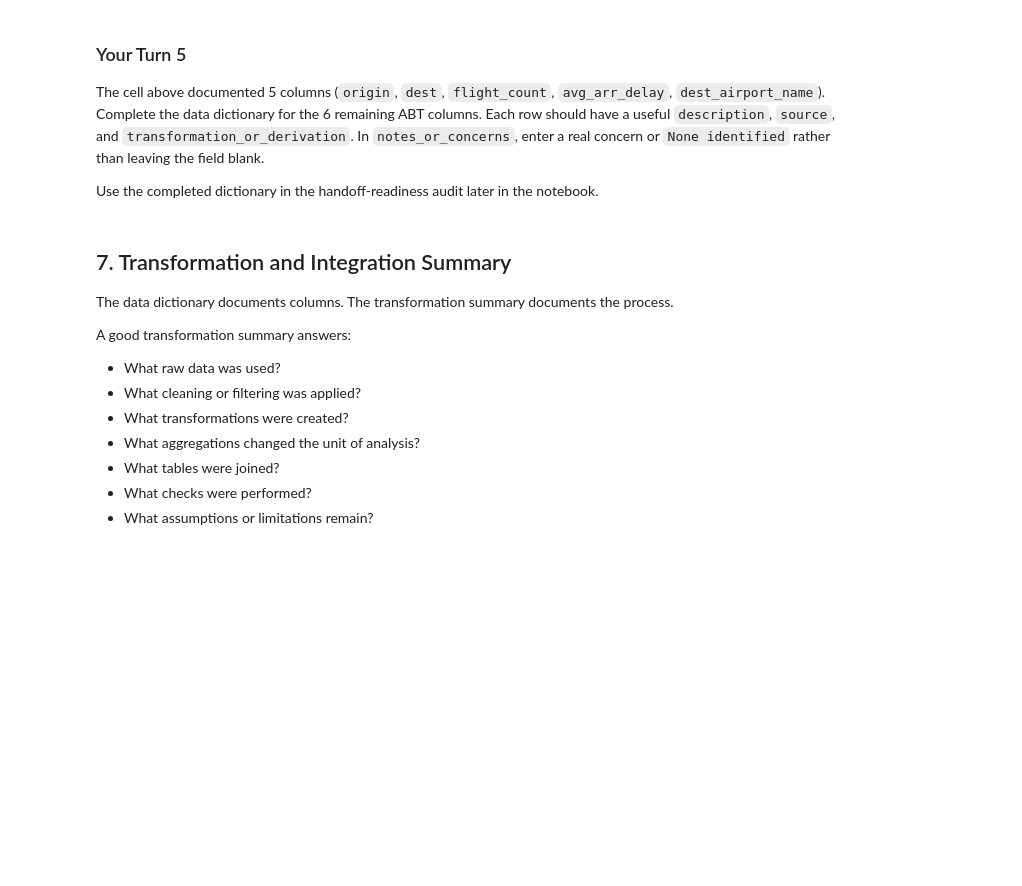
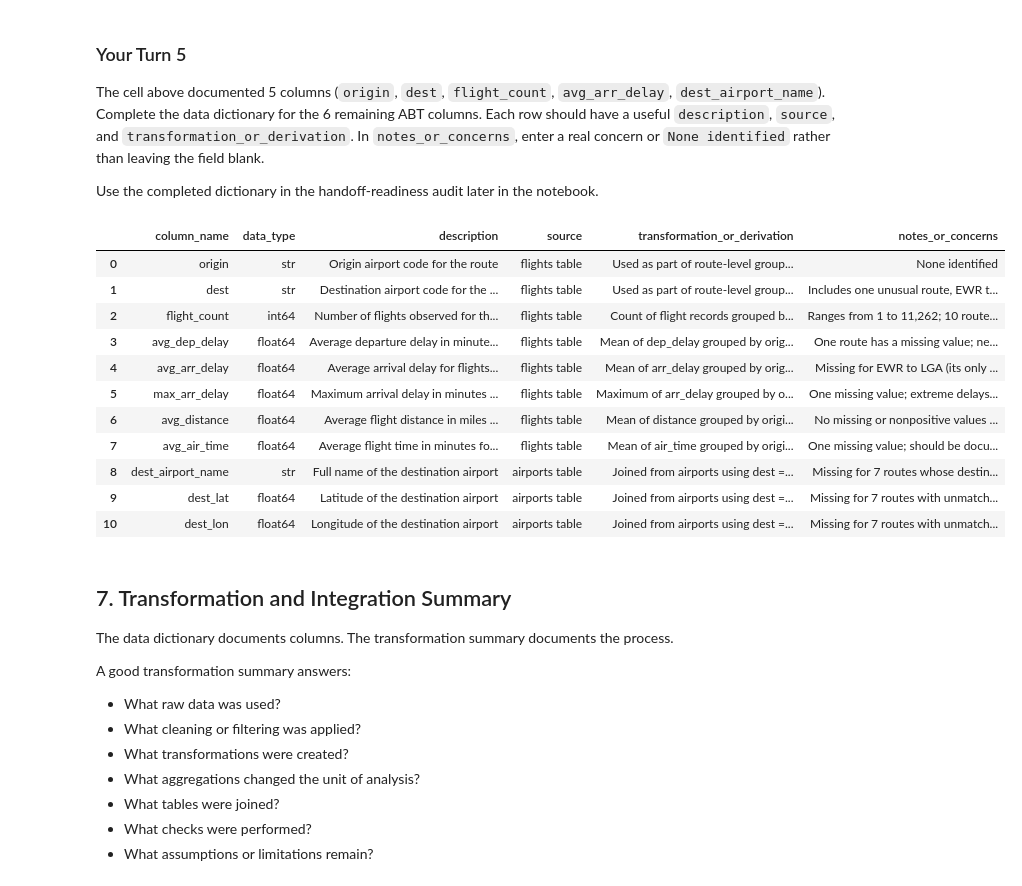
Before and after one commit to kalshaikhli/ban6003-week-11-abt-documentation, a Jupyter notebook: notebooks/module11_abt_documentation_guided_lab.ipynb, the cells around one changed output. Cells and saved outputs as stored; diff of their text form; code cells hidden in the pictures; blank space fills up the shorter version.

Commit message:
Lab 11 data dictionary fields

```diff
--- a/notebooks/module11_abt_documentation_guided_lab.ipynb
+++ b/notebooks/module11_abt_documentation_guided_lab.ipynb
@@ -439,10 +439,81 @@ Use the completed dictionary in the handoff-readiness audit later in the noteboo
 # %%
 # Your Turn 5 - document every remaining ABT column.
 # Hint: copy this pattern and change the column name and three text values.
 # data_dictionary.loc[
 #     data_dictionary["column_name"] == "column_name_here",
 #     ["description", "source", "transformation_or_derivation", "notes_or_concerns"]
 # ] = ["...", "...", "...", "..."]
+
+
+
+data_dictionary.loc[
+    data_dictionary["column_name"] == "avg_dep_delay", example_cols
+] = [
+    "Average departure delay in minutes for each route",
+    "flights table",
+    "Mean of dep_delay grouped by origin and destination",
+    "One route has a missing value; negative values indicate early departures"
+]
+
+data_dictionary.loc[
+    data_dictionary["column_name"] == "max_arr_delay", example_cols
+] = [
+    "Maximum arrival delay in minutes for each route",
+    "flights table",
+    "Maximum of arr_delay grouped by origin and destination",
+    "One missing value; extreme delays should be reviewed"
+]
+
+data_dictionary.loc[
+    data_dictionary["column_name"] == "avg_distance", example_cols
+] = [
+    "Average flight distance in miles for each route",
+    "flights table",
+    "Mean of distance grouped by origin and destination",
+    "No missing or nonpositive values identified"
+]
+
+data_dictionary.loc[
+    data_dictionary["column_name"] == "avg_air_time", example_cols
+] = [
+    "Average flight time in minutes for each route",
+    "flights table",
+    "Mean of air_time grouped by origin and destination",
+    "One missing value; should be documented before modeling"
+]
+
+data_dictionary.loc[
+    data_dictionary["column_name"] == "dest_lat", example_cols
+] = [
+    "Latitude of the destination airport",
+    "airports table",
+    "Joined from airports using dest = faa",
+    "Missing for 7 routes with unmatched destination airport codes"
+]
+
+data_dictionary.loc[
+    data_dictionary["column_name"] == "dest_lon", example_cols
+] = [
+    "Longitude of the destination airport",
+    "airports table",
+    "Joined from airports using dest = faa",
+    "Missing for 7 routes with unmatched destination airport codes"
+]
+
+data_dictionary
+# %% [output]
+|  | column_name | data_type | description | source | transformation_or_derivation | notes_or_concerns |
+| 0 | origin | str | Origin airport code for the route | flights table | Used as part of route-level group... | None identified |
+| 1 | dest | str | Destination airport code for the ... | flights table | Used as part of route-level group... | Includes one unusual route, EWR t... |
+| 2 | flight_count | int64 | Number of flights observed for th... | flights table | Count of flight records grouped b... | Ranges from 1 to 11,262; 10 route... |
+| 3 | avg_dep_delay | float64 | Average departure delay in minute... | flights table | Mean of dep_delay grouped by orig... | One route has a missing value; ne... |
+| 4 | avg_arr_delay | float64 | Average arrival delay for flights... | flights table | Mean of arr_delay grouped by orig... | Missing for EWR to LGA (its only ... |
+| 5 | max_arr_delay | float64 | Maximum arrival delay in minutes ... | flights table | Maximum of arr_delay grouped by o... | One missing value; extreme delays... |
+| 6 | avg_distance | float64 | Average flight distance in miles ... | flights table | Mean of distance grouped by origi... | No missing or nonpositive values ... |
+| 7 | avg_air_time | float64 | Average flight time in minutes fo... | flights table | Mean of air_time grouped by origi... | One missing value; should be docu... |
+| 8 | dest_airport_name | str | Full name of the destination airport | airports table | Joined from airports using dest =... | Missing for 7 routes whose destin... |
+| 9 | dest_lat | float64 | Latitude of the destination airport | airports table | Joined from airports using dest =... | Missing for 7 routes with unmatch... |
+| 10 | dest_lon | float64 | Longitude of the destination airport | airports table | Joined from airports using dest =... | Missing for 7 routes with unmatch... |
 # %% [markdown]
 ## 7. Transformation and Integration Summary
 
```
Also changed, not shown: parts of 7 cells of this notebook, 3 other files.
